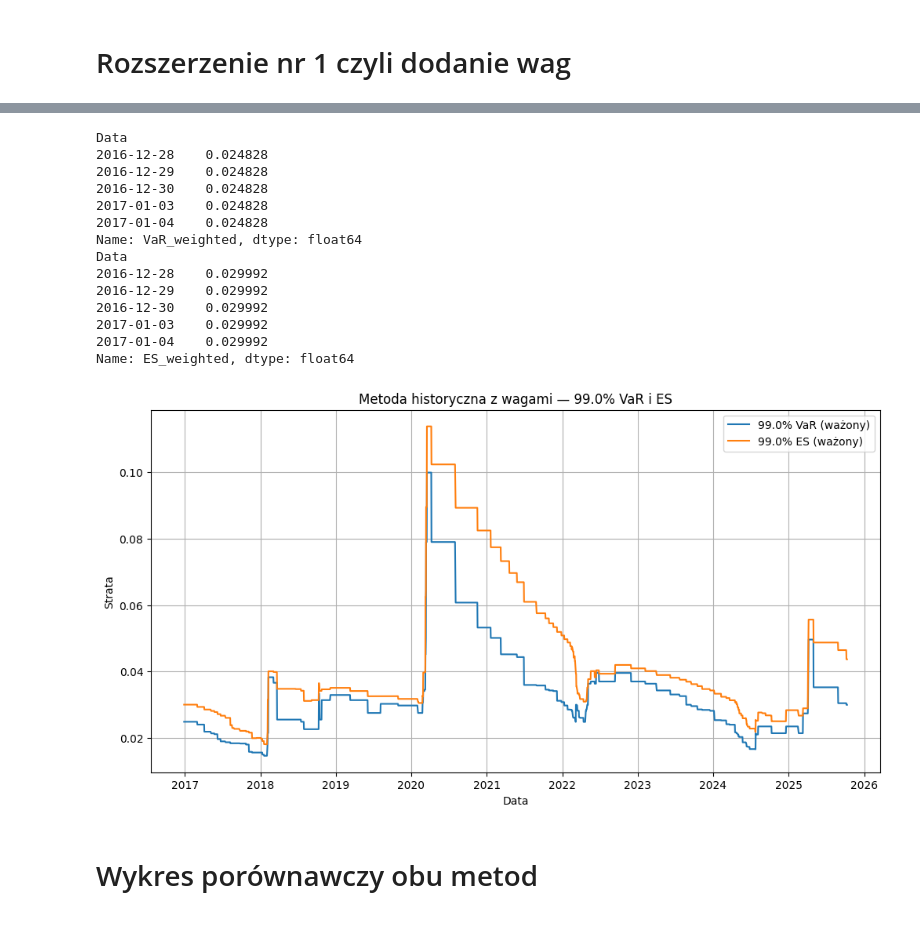
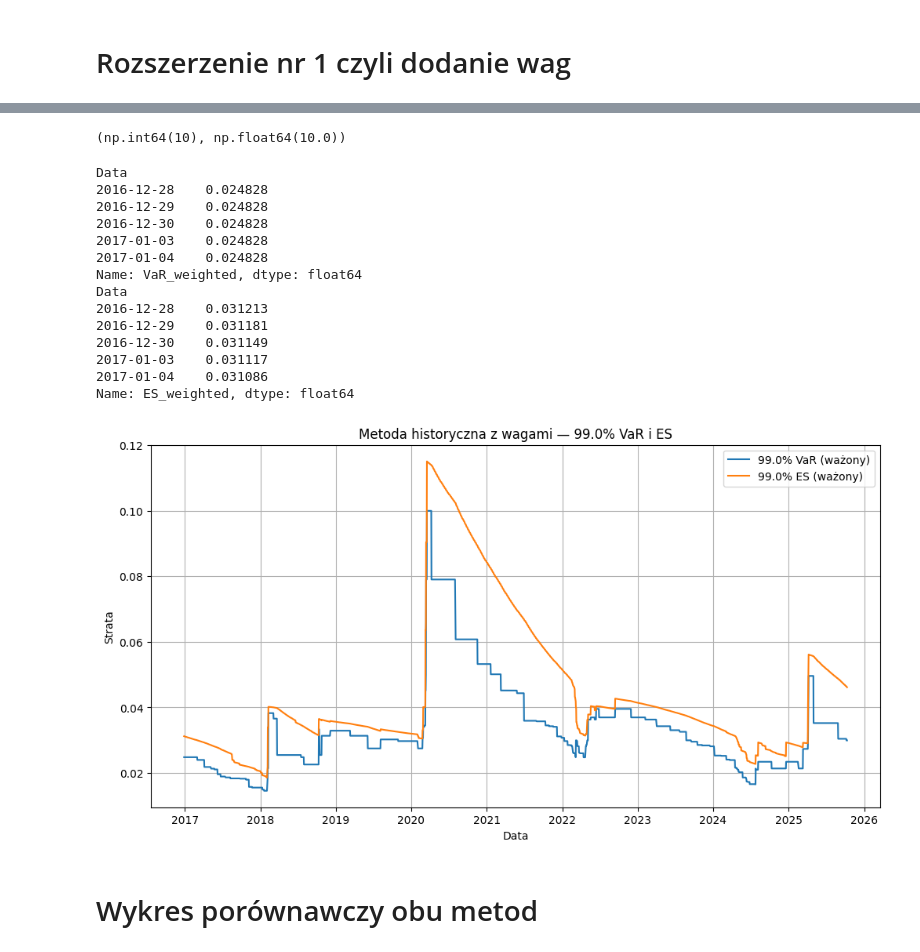
Before and after one commit to anteqkois/ilos-ciowe-miary-ryzyka-rynkowego, a Jupyter notebook: ex_2/ex_2.ipynb, the cells around one changed output, grey strips where cells are left out. Cells and saved outputs as stored; diff of their text form; code cells hidden in the pictures.

```diff
--- a/ex_2/ex_2.ipynb
+++ b/ex_2/ex_2.ipynb
@@ -202,41 +298,11 @@ W okresach wysokiej zmienności (np. COVID-19) ES rośnie znacznie silniej niż
+# %%
+losses_test = np.array([-5, 1, 10])
+weights_test = np.array([0.90, 0.08, 0.02])
+
+print(weighted_var_es_strict(losses_test, weights_test, alpha=0.95))
+# %% [output]
+(np.int64(10), np.float64(10.0))
 # %%
-# Funkcja pomocnicza: obliczanie wag p_i
-def compute_weights(n, q=0.995):
-    """
-    Zwraca wektor wag p_i zgodnie ze wzorem z wykłądów
-    i = 1...n (i=1 najstarsza obserwacja, i=n najnowsza)
-    """
-    i = np.arange(1, n+1)
-    weights = (q**(n - i)) * (1 - q) / (1 - q**n)
-    return weights
-
-
-# Funkcje do VaR i ES liczonych w oknie czasu dla meotdy ważonej
-def weighted_var_es(window_losses, q=0.995, alpha=0.99):
-    n = len(window_losses)
-    weights = compute_weights(n, q)
-
-    # sortujemy straty
-    sorted_idx = np.argsort(window_losses)
-    sorted_losses = window_losses[sorted_idx]
-    sorted_weights = weights[sorted_idx]
-
-    # kumulacja prawdopodobieństw
-    cumulative = np.cumsum(sorted_weights)
-    # print(f"cumulative {cumulative}")
-
-    # indeks VaR
-    idx = np.searchsorted(cumulative, alpha)
-    var_value = sorted_losses[idx]
-
-    # ES = ważona średnia strat > VaR
-    tail_losses = sorted_losses[idx:]
-    tail_weights = sorted_weights[idx:]
-
-    es_value = np.sum(tail_losses * tail_weights) / np.sum(tail_weights)
-
-    return var_value, es_value
-
 WINDOW = 500 # ile dni bierzemy pod uwagę
 QUANTILE_LEVEL = 0.99  # czyli 99% VaR
 QUANTILE_LEVEL_PERCENTAHE = QUANTILE_LEVEL * 100
@@ -247,43 +313,44 @@ es_list = []
 
 for i in range(WINDOW, len(losses)):
     window_losses = losses[i-WINDOW:i]
-    var_value, es_value = weighted_var_es(window_losses, q=Q_PARAMETER, alpha=QUANTILE_LEVEL)
+    # var_value, es_value = weighted_var_es(window_losses, q=Q_PARAMETER, alpha=QUANTILE_LEVEL)
+    var_value, es_value = weighted_var_es_strict(window_losses, q=Q_PARAMETER, alpha=QUANTILE_LEVEL)
     var_list.append(var_value)
     es_list.append(es_value)
 
 index_out = losses_daily.index[WINDOW:]
 VaR_w = pd.Series(var_list, index=index_out, name="VaR_weighted")
 ES_w = pd.Series(es_list, index=index_out, name="ES_weighted")
 
 print(VaR_w.head())
 print(ES_w.head())
 
 # Wykres porównawczy
 plt.figure(figsize=(12,6))
 plt.plot(VaR_w, label=f"{QUANTILE_LEVEL_PERCENTAHE}% VaR (ważony)")
 plt.plot(ES_w, label=f"{QUANTILE_LEVEL_PERCENTAHE}% ES (ważony)")
 plt.title(f"Metoda historyczna z wagami — {QUANTILE_LEVEL_PERCENTAHE}% VaR i ES")
 plt.xlabel("Data")
 plt.ylabel("Strata")
 plt.legend()
 plt.grid(True)
 plt.show()
 # %% [output]
 Data
 2016-12-28    0.024828
 2016-12-29    0.024828
 2016-12-30    0.024828
 2017-01-03    0.024828
 2017-01-04    0.024828
 Name: VaR_weighted, dtype: float64
 Data
-2016-12-28    0.029992
-2016-12-29    0.029992
-2016-12-30    0.029992
-2017-01-03    0.029992
-2017-01-04    0.029992
+2016-12-28    0.031213
+2016-12-29    0.031181
+2016-12-30    0.031149
+2017-01-03    0.031117
+2017-01-04    0.031086
 Name: ES_weighted, dtype: float64
-[figure, old version]
+[figure, new version]
 # %% [markdown]
 # Wykres porównawczy obu metod
 # %%
```
Also changed, not shown: parts of 5 cells of this notebook.
